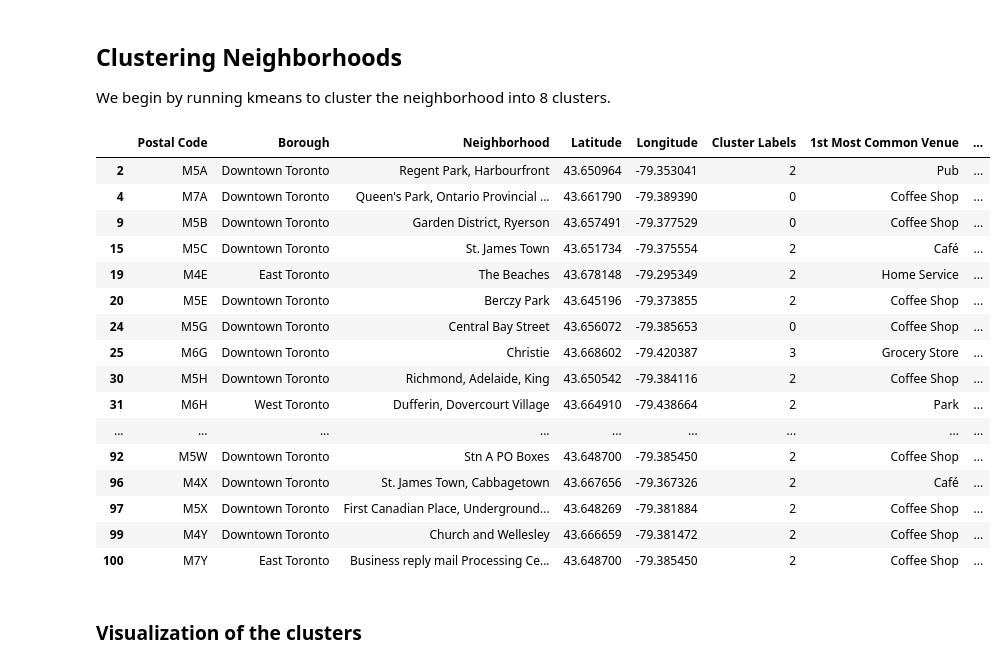
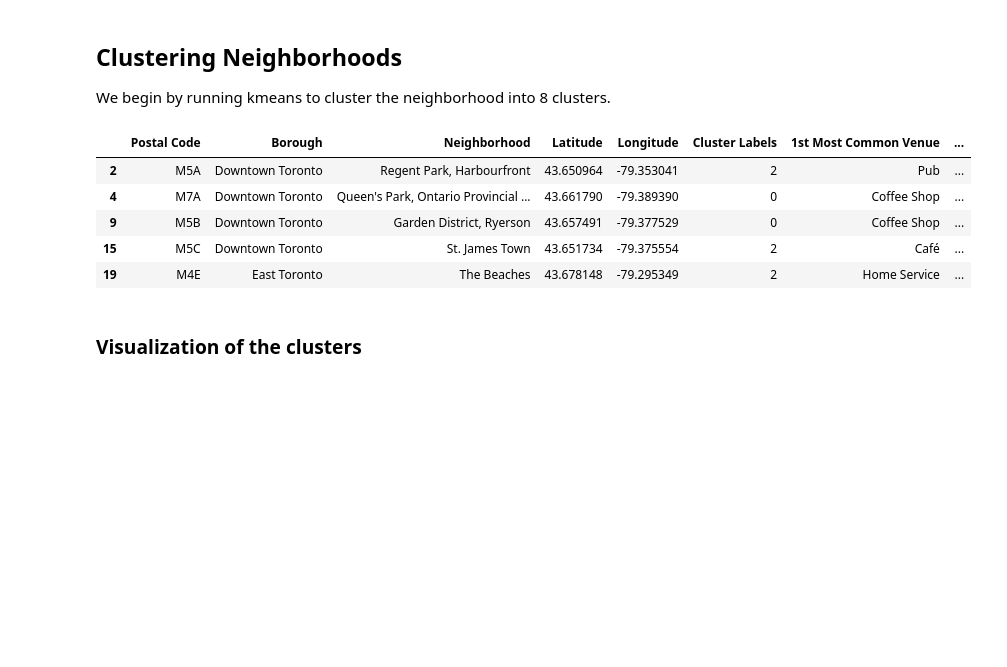
Before and after one commit to JesterCharles/Coursera_Capstone, a Jupyter notebook: Coursera_Capstone_Project.ipynb, the cells around one changed output. Drawn from its saved outputs; the diff is of its cells as text; code cells hidden in the pictures; blank space fills up the shorter version.

```diff
--- a/Coursera_Capstone_Project.ipynb
+++ b/Coursera_Capstone_Project.ipynb
@@ -452,46 +389,35 @@ We begin by running kmeans to cluster the neighborhood into 8 clusters.
 # %%
 # set number of clusters, increased to 8 to help split up a massive cluster
 kclusters = 8
 
 toronto_grouped_clustering = toronto_grouped.drop('Neighborhood', 1)
 
 # run k-means clustering
 kmeans = KMeans(n_clusters=kclusters, random_state=0).fit(toronto_grouped_clustering)
 
 # check cluster labels generated for each row in the dataframe
 kmeans.labels_[0:10]
 
 # add clustering labels
-neighborhoods_venues_sorted.drop(['Cluster Labels'], axis=1, inplace=True)
+#neighborhoods_venues_sorted.drop(['Cluster Labels'], axis=1, inplace=True)
 neighborhoods_venues_sorted.insert(0, 'Cluster Labels', kmeans.labels_)
 toronto_merged = bortor
 
 # merge toronto_grouped with toronto_data to add latitude/longitude for each neighborhood
 toronto_merged = toronto_merged.join(neighborhoods_venues_sorted.set_index('Neighborhood'), on='Neighborhood')
 
 #
 toronto_merged.dropna(inplace=True)
 toronto_merged['Cluster Labels'] = toronto_merged['Cluster Labels'].astype(int)
 
-toronto_merged# check the last columns!
+toronto_merged.head()# check the last columns!
 # %% [output]
 |  | Postal Code | Borough | Neighborhood | Latitude | Longitude | Cluster Labels | 1st Most Common Venue | ... |
 | 2 | M5A | Downtown Toronto | Regent Park, Harbourfront | 43.650964 | -79.353041 | 2 | Pub | ... |
 | 4 | M7A | Downtown Toronto | Queen's Park, Ontario Provincial ... | 43.661790 | -79.389390 | 0 | Coffee Shop | ... |
 | 9 | M5B | Downtown Toronto | Garden District, Ryerson | 43.657491 | -79.377529 | 0 | Coffee Shop | ... |
 | 15 | M5C | Downtown Toronto | St. James Town | 43.651734 | -79.375554 | 2 | Café | ... |
 | 19 | M4E | East Toronto | The Beaches | 43.678148 | -79.295349 | 2 | Home Service | ... |
-| 20 | M5E | Downtown Toronto | Berczy Park | 43.645196 | -79.373855 | 2 | Coffee Shop | ... |
-| 24 | M5G | Downtown Toronto | Central Bay Street | 43.656072 | -79.385653 | 0 | Coffee Shop | ... |
-| 25 | M6G | Downtown Toronto | Christie | 43.668602 | -79.420387 | 3 | Grocery Store | ... |
-| 30 | M5H | Downtown Toronto | Richmond, Adelaide, King | 43.650542 | -79.384116 | 2 | Coffee Shop | ... |
-| 31 | M6H | West Toronto | Dufferin, Dovercourt Village | 43.664910 | -79.438664 | 2 | Park | ... |
-| ... | ... | ... | ... | ... | ... | ... | ... | ... |
-| 92 | M5W | Downtown Toronto | Stn A PO Boxes | 43.648700 | -79.385450 | 2 | Coffee Shop | ... |
-| 96 | M4X | Downtown Toronto | St. James Town, Cabbagetown | 43.667656 | -79.367326 | 2 | Café | ... |
-| 97 | M5X | Downtown Toronto | First Canadian Place, Underground... | 43.648269 | -79.381884 | 2 | Coffee Shop | ... |
-| 99 | M4Y | Downtown Toronto | Church and Wellesley | 43.666659 | -79.381472 | 2 | Coffee Shop | ... |
-| 100 | M7Y | East Toronto | Business reply mail Processing Ce... | 43.648700 | -79.385450 | 2 | Coffee Shop | ... |
 # %% [markdown]
 ### Visualization of the clusters
 # %%
```
Also changed, not shown: parts of 4 cells of this notebook.
